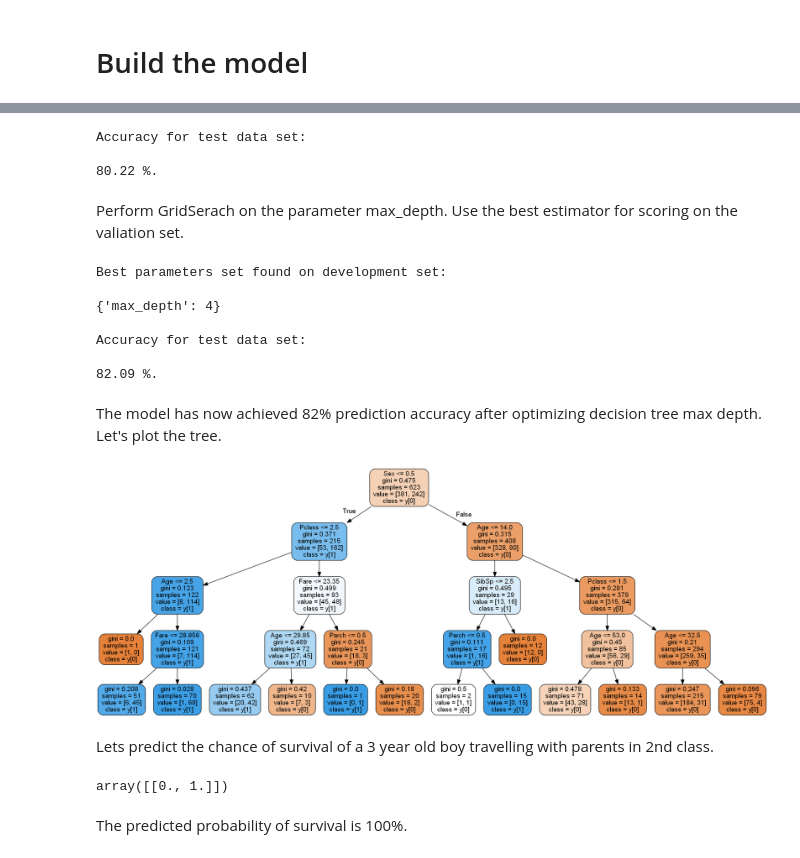
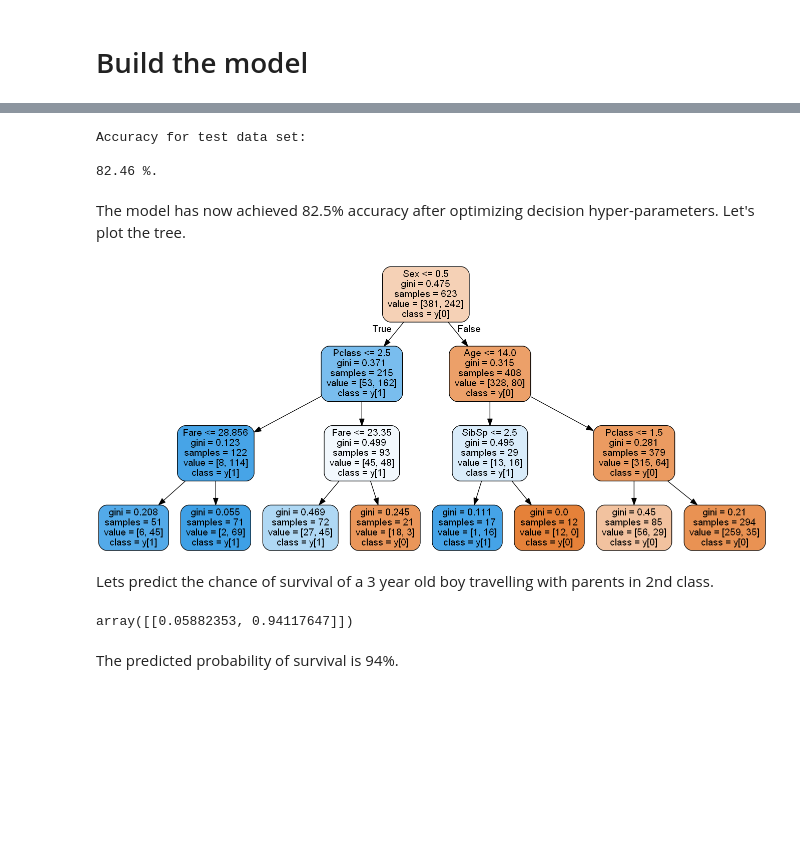
Before and after one commit to siddharthalal/Session-24---Assignment-24.1, a Jupyter notebook: Assignment 24.1.ipynb, the cells around one changed output, grey strips where cells are left out. Drawn from its saved outputs; the diff is of its cells as text; code cells hidden in the pictures; blank space fills up the shorter version.

```diff
--- a/Assignment 24.1.ipynb
+++ b/Assignment 24.1.ipynb
@@ -143,0 +145,11 @@ scores, scores.mean()
+# %%
+param_test1 = {
+ 'max_depth': range(2, 5),
+ 'min_samples_split': [2, 3, 5],
+ 'min_samples_leaf': [1, 2, 3]
+}
+
+grid_result = GridSearchCV(DecisionTreeClassifier(), param_grid=param_test1, cv=10, n_jobs=-1, verbose=1)
+grid_result.fit(X_train, y_train)
+
+print("Best: %f using %s" % (grid_result.best_score_, grid_result.best_params_))
@@ -144,48 +160,26 @@ scores, scores.mean()
 # %%
-predictions = cross_val_predict(DecisionTreeClassifier(random_state=0), X, y, cv=5)
 print("Accuracy for test data set:\n")
+predicted = grid_result.predict(X_test)
 print (format(metrics.accuracy_score(y_test, predicted) * 100,'.2f'), '%.')
 # %% [output]
 Accuracy for test data set:
 
-80.22 %.
+82.46 %.
-# %% [markdown]
-Perform GridSerach on the parameter max_depth. Use the best estimator for scoring on the valiation set.
-# %%
-parameters = [{'max_depth': range(2, 5)}]
-
-model3 = GridSearchCV(DecisionTreeClassifier(random_state=0), parameters)
-model3.fit(X_train, y_train)
-
-print("Best parameters set found on development set:\n")
-print(model3.best_params_, '\n')
-
-print("Accuracy for test data set:\n")
-predicted = model3.predict(X_test)
-print (format(metrics.accuracy_score(y_test, predicted) * 100,'.2f'), '%.')
-# %% [output]
-Best parameters set found on development set:
-
-{'max_depth': 4}
-
-Accuracy for test data set:
-
-82.09 %.
 # %% [markdown]
-The model has now achieved 82% prediction accuracy after optimizing decision tree max depth. Let's plot the tree.
+The model has now achieved 82.5% accuracy after optimizing decision hyper-parameters. Let's plot the tree.
 # %%
-dot_data = tree.export_graphviz(model3.best_estimator_, out_file=None, filled=True, rounded=True,
+dot_data = tree.export_graphviz(grid_result.best_estimator_, out_file=None, filled=True, rounded=True,
                                 feature_names=['Pclass', 'Sex', 'Age', 'SibSp', 'Parch', 'Fare'],
                                 class_names=True)
 graph = pydotplus.graph_from_dot_data(dot_data)
 display(Image(graph.create_png()))
 # %% [output]
-[figure, old version]
+[figure, new version]
 # %% [markdown]
 Lets predict the chance of survival of a 3 year old boy travelling with parents in 2nd class.
 # %%
-model3.predict_proba(np.array([[2, 1, 3, 0, 2, 0.0]]))
+grid_result.predict_proba(np.array([[2, 1, 3, 0, 2, 0.0]]))
 # %% [output]
-array([[0., 1.]])
+array([[0.05882353, 0.94117647]])
 # %% [markdown]
-The predicted probability of survival is 100%.
+The predicted probability of survival is 94%.
```
Also changed, not shown: parts of 5 cells of this notebook.
